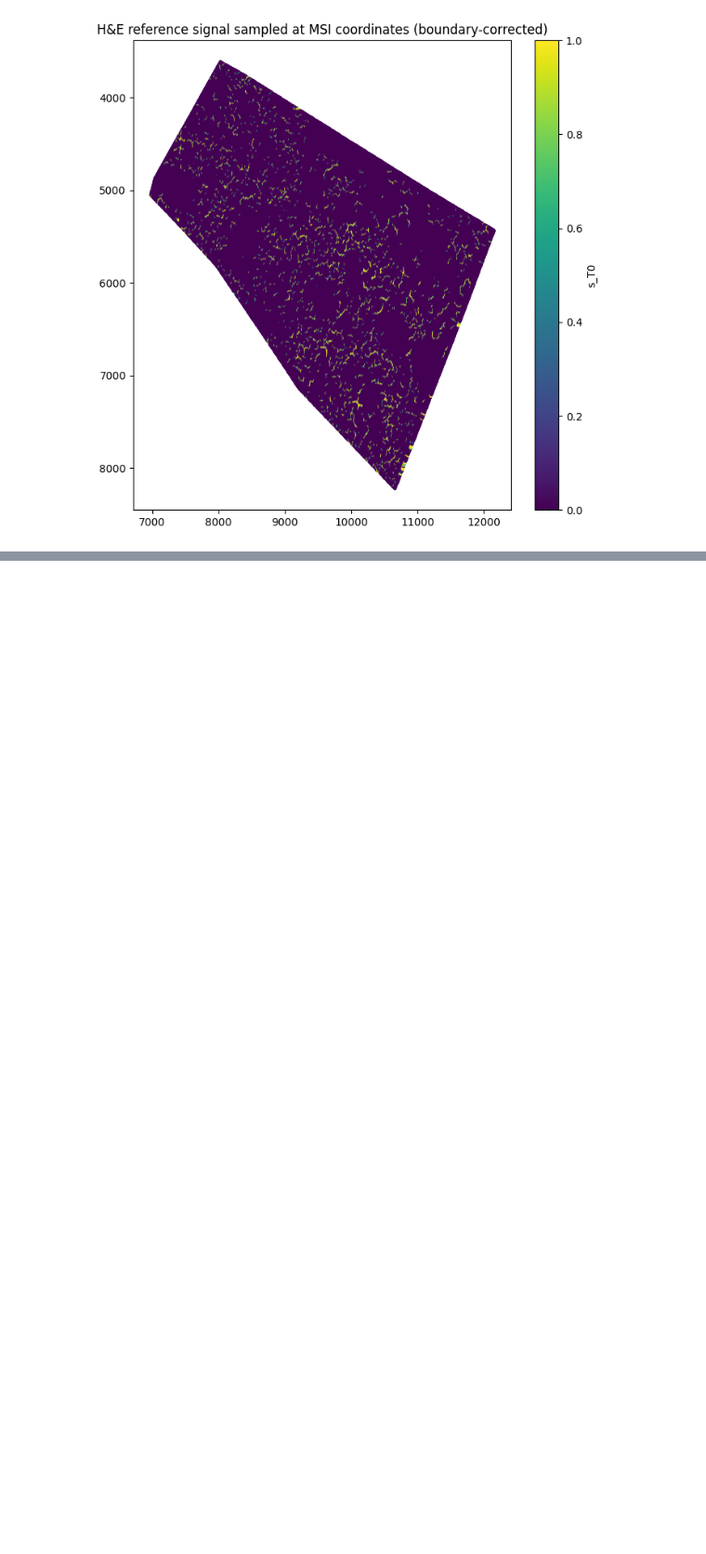
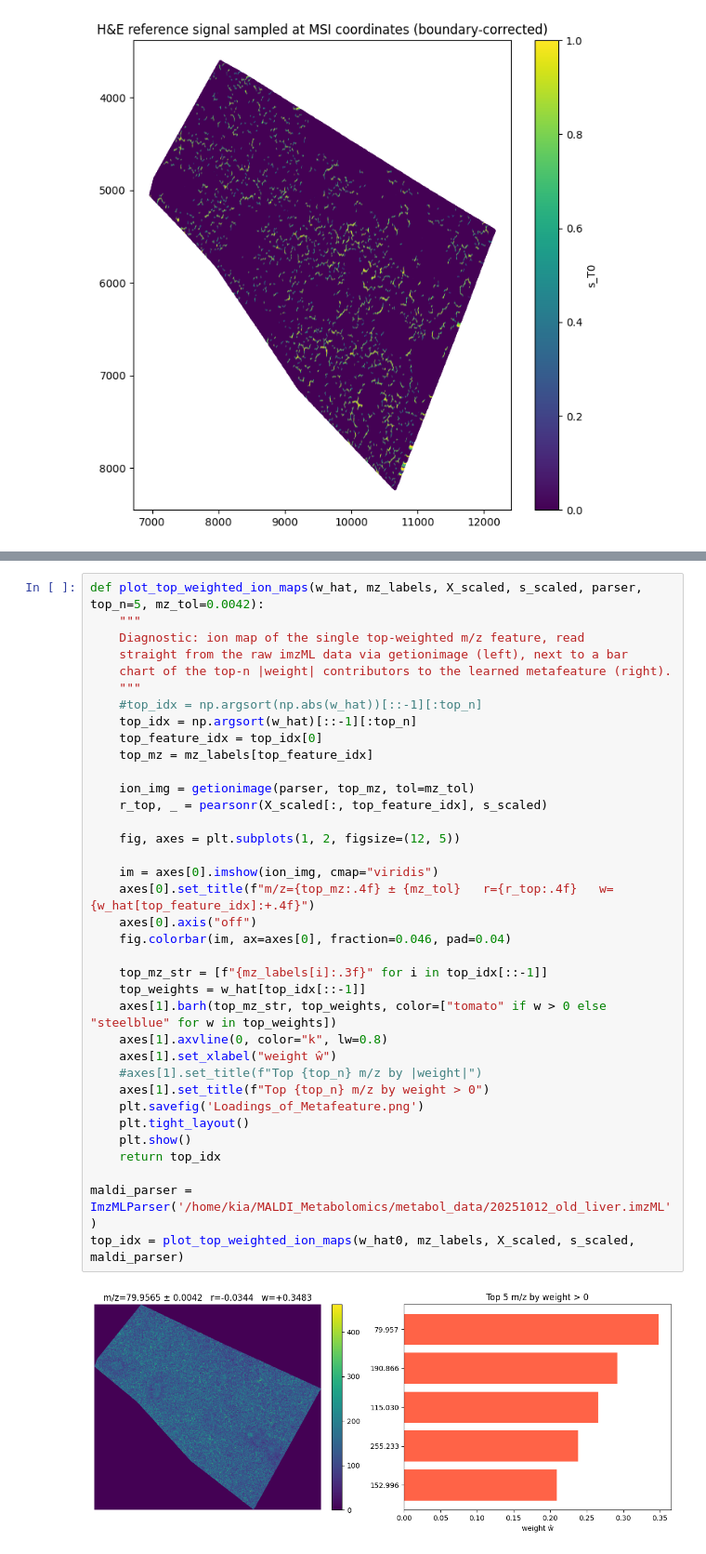
Before and after one commit to krastegar/MALDI_Metabolomics, a Jupyter notebook: notebooks/feature_based_alignment.ipynb, the cells around one changed output, grey strips where cells are left out. Shown at 93% size. Drawn from its saved outputs; the diff is of its cells as text; blank space fills up the shorter version.

```diff
--- a/notebooks/feature_based_alignment.ipynb
+++ b/notebooks/feature_based_alignment.ipynb
@@ -832,0 +616,38 @@ viewer_he = view_signal_on_he_napari(he_img, T0_maldi_coords, s_T0)
+# %%
+def plot_top_weighted_ion_maps(w_hat, mz_labels, X_scaled, s_scaled, parser, top_n=5, mz_tol=0.0042):
+    """
+    Diagnostic: ion map of the single top-weighted m/z feature, read
+    straight from the raw imzML data via getionimage (left), next to a bar
+    chart of the top-n |weight| contributors to the learned metafeature (right).
+    """
+    #top_idx = np.argsort(np.abs(w_hat))[::-1][:top_n]
+    top_idx = np.argsort(w_hat)[::-1][:top_n]
+    top_feature_idx = top_idx[0]
+    top_mz = mz_labels[top_feature_idx]
+
+    ion_img = getionimage(parser, top_mz, tol=mz_tol)
+    r_top, _ = pearsonr(X_scaled[:, top_feature_idx], s_scaled)
+
+    fig, axes = plt.subplots(1, 2, figsize=(12, 5))
+
+    im = axes[0].imshow(ion_img, cmap="viridis")
+    axes[0].set_title(f"m/z={top_mz:.4f} ± {mz_tol}   r={r_top:.4f}   w={w_hat[top_feature_idx]:+.4f}")
+    axes[0].axis("off")
+    fig.colorbar(im, ax=axes[0], fraction=0.046, pad=0.04)
+
+    top_mz_str = [f"{mz_labels[i]:.3f}" for i in top_idx[::-1]]
+    top_weights = w_hat[top_idx[::-1]]
+    axes[1].barh(top_mz_str, top_weights, color=["tomato" if w > 0 else "steelblue" for w in top_weights])
+    axes[1].axvline(0, color="k", lw=0.8)
+    axes[1].set_xlabel("weight ŵ")
+    #axes[1].set_title(f"Top {top_n} m/z by |weight|")
+    axes[1].set_title(f"Top {top_n} m/z by weight > 0")
+    plt.savefig('Loadings_of_Metafeature.png')
+    plt.tight_layout()
+    plt.show()
+    return top_idx
+
+maldi_parser = ImzMLParser('/home/kia/MALDI_Metabolomics/metabol_data/20251012_old_liver.imzML')
+top_idx = plot_top_weighted_ion_maps(w_hat0, mz_labels, X_scaled, s_scaled, maldi_parser)
+# %% [output]
+[figure, added]
```
Also changed, not shown: parts of 36 cells of this notebook, 2 other files.
